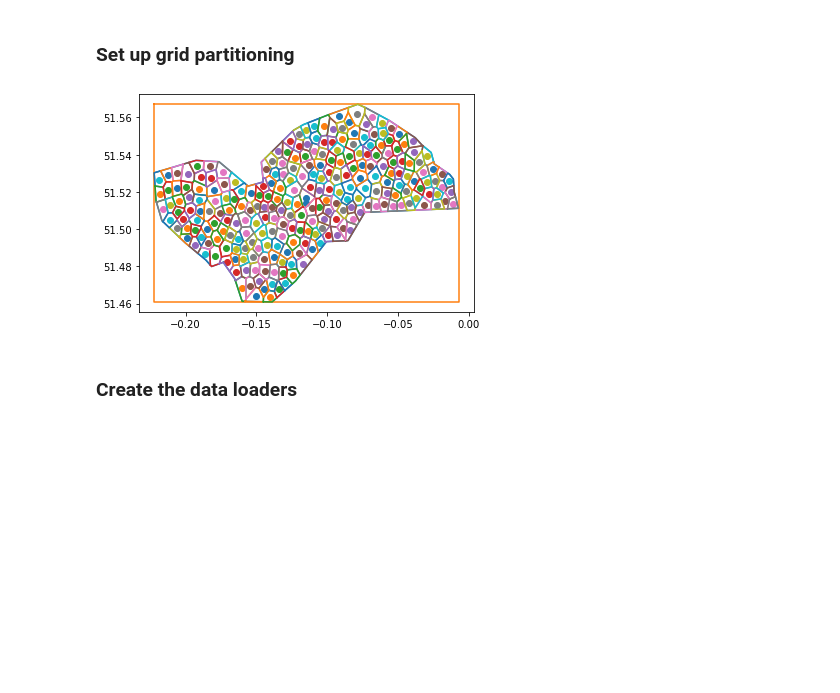
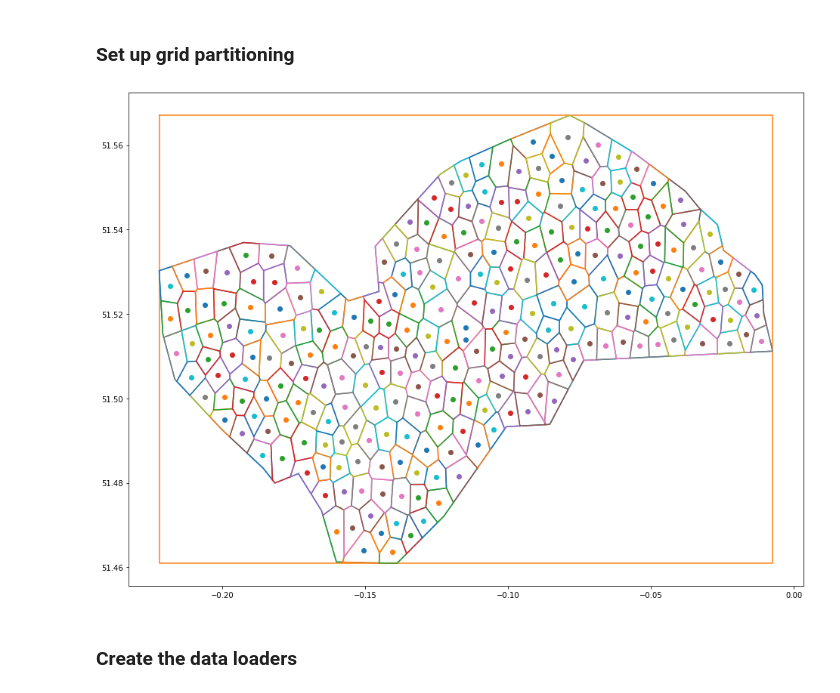
Before and after one commit to JLuij/CV-GeoGuessr, a Jupyter notebook: notebooks/Experiment.ipynb, the cells around one changed output. Saved outputs shown, nothing was run; the diff lists cells and outputs as text; code cells hidden in the pictures; blank space fills up the shorter version.

```diff
--- a/notebooks/Experiment.ipynb
+++ b/notebooks/Experiment.ipynb
@@ -71,19 +74,22 @@ config = {
     "momentum": 0.9,
     "gamma": 0.1,
     "lr_decay_step": 7,
-    "epochs": 15,
+    "epochs": 25,
     "lock_factor": 0.8 # How much of the layers are locked 1 for every thing 0 for training the whole model
 }
 # %% [markdown]
 ### Set up grid partitioning
 # %%
+import matplotlib.pyplot as plt
+
+plt.figure(figsize=(16,12))
 grid_partitioning = Partitioning(CITY_BOUNDS_FILE,
                                  cell_width=config["cell_width"],
                                  voronoi=config["voronoi"])
 config["number_of_grid_elements"] = len(grid_partitioning)
 grid_partitioning.plot()
 # %% [output]
-[figure, old version]
+[figure, new version]
 # %% [markdown]
 ### Create the data loaders
 # %%
```
Also changed, not shown: parts of 13 cells of this notebook, 3 other files.
